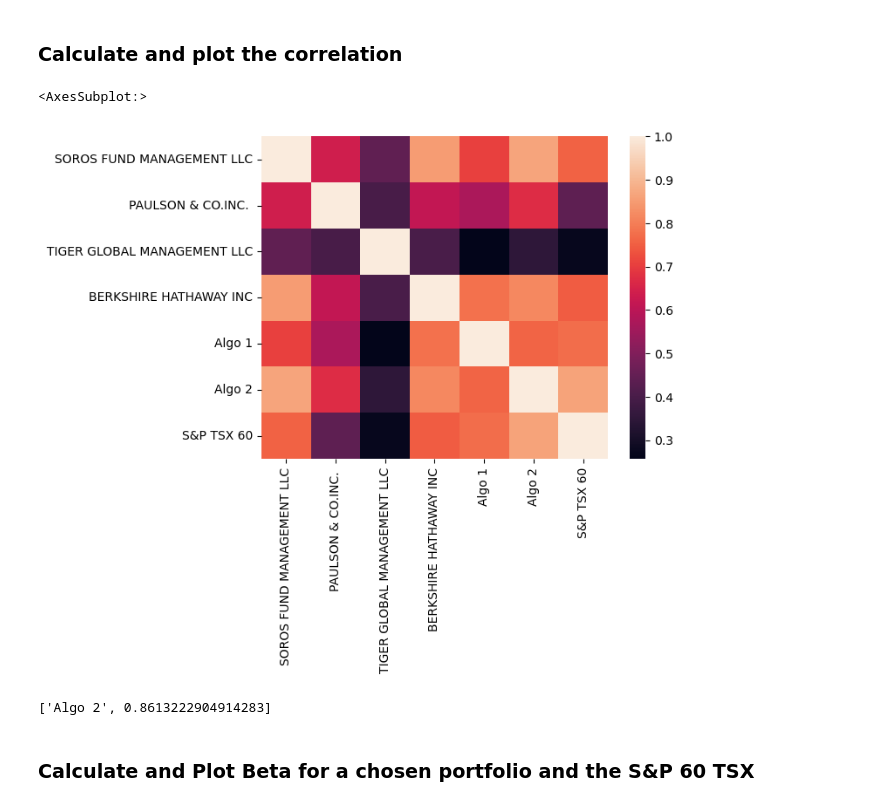
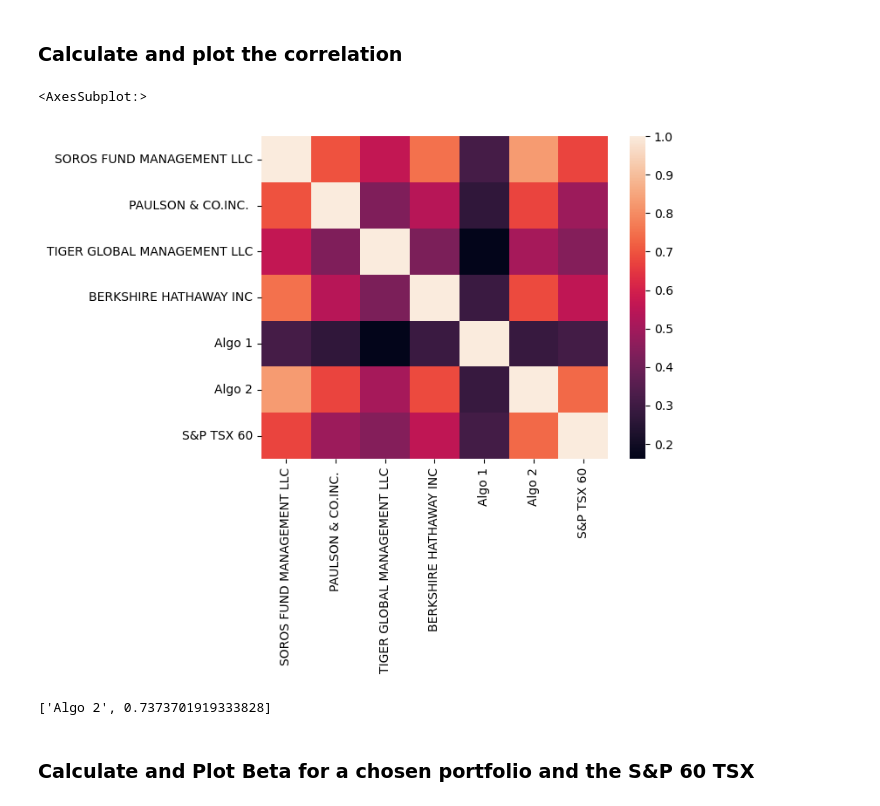
Before and after one commit to juil/fintech-uoftbootcamp, a Jupyter notebook: week04/unit04-assignment/whale_analysis.ipynb, the cells around one changed output. Drawn from its saved outputs; the diff is of its cells as text; code cells hidden in the pictures.

Commit message:
Recalculate correlation using returns instead of std

```diff
--- a/week04/unit04-assignment/whale_analysis.ipynb
+++ b/week04/unit04-assignment/whale_analysis.ipynb
@@ -300,23 +300,23 @@ std_21d.head()
 ### Calculate and plot the correlation
 # %%
 # Calculate the correlation
-correlation = std_21d.corr()
+correlation = all_returns.corr()
 
 # Display de correlation matrix
 # Import Seaborn library
 import seaborn as sns
 # Use heatmap to visualize correlation matrix
 sns.heatmap(correlation)
 # %% [output]
 <AxesSubplot:>
-[figure, old version]
+[figure, new version]
 # %%
 # Select highest portfolio with highest correlation to S&P TSX 60
 tsx60_corr = correlation['S&P TSX 60'].sort_values().iloc[:-1]
 tsx60_closest = [tsx60_corr.idxmax(), tsx60_corr[-1]]
 tsx60_closest
 # %% [output]
-['Algo 2', 0.8613222904914283]
+['Algo 2', 0.7373701919333828]
 # %% [markdown]
 ### Calculate and Plot Beta for a chosen portfolio and the S&P 60 TSX
 # %%
```
